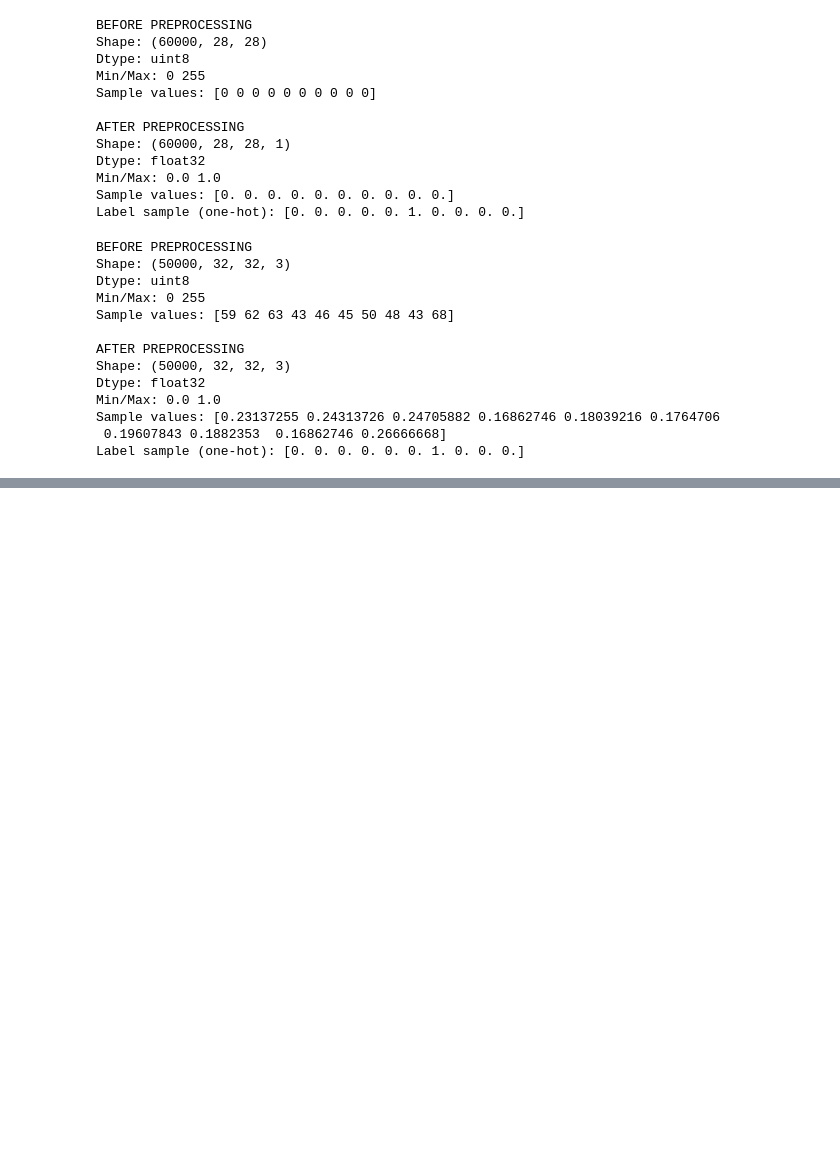
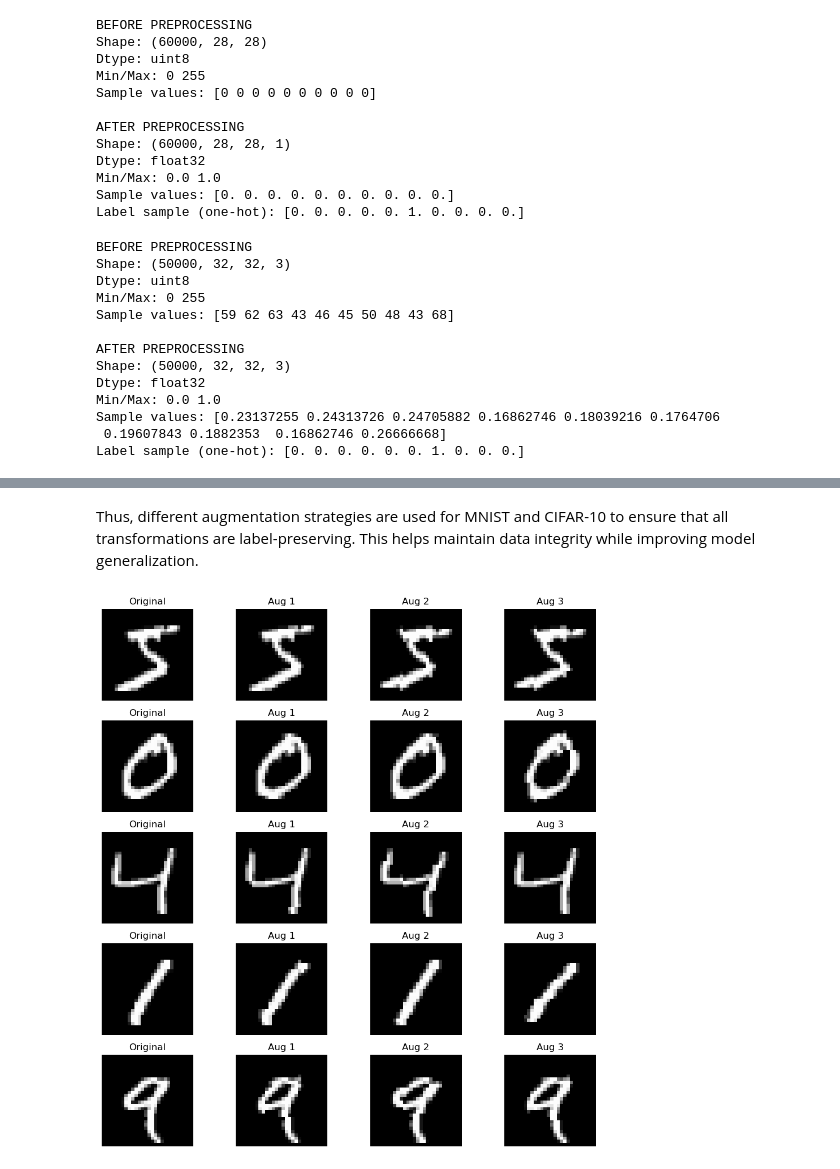
Before and after one commit to ritesh-kr18/CNN_Lab_Work, a Jupyter notebook: 24cd3035_CNN_Lab.ipynb, the cells around one changed output, grey strips where cells are left out. Drawn from its saved outputs; the diff is of its cells as text; code cells hidden in the pictures; blank space fills up the shorter version.

```diff
--- a/24cd3035_CNN_Lab.ipynb
+++ b/24cd3035_CNN_Lab.ipynb
@@ -196,0 +240,33 @@ Label sample (one-hot): [0. 0. 0. 0. 0. 0. 1. 0. 0. 0.]
+# %% [markdown]
+Thus, different augmentation strategies are used for MNIST and CIFAR-10 to ensure that all transformations are label-preserving. This helps maintain data integrity while improving model generalization.
+# %%
+mnist_transform = transforms.Compose([
+    transforms.ToPILImage(),
+    transforms.RandomRotation(10),   # small rotation only
+    transforms.ToTensor()
+])
+# %%
+fig, axes = plt.subplots(5, 4, figsize=(10, 10))
+
+for i in range(5):
+    img = x_train_m[i]
+
+    # Original
+    axes[i, 0].imshow(img, cmap='gray')
+    axes[i, 0].set_title("Original")
+    axes[i, 0].axis("off")
+
+    # Augmented versions
+    for j in range(1, 4):
+        aug_img = mnist_transform(img)   # apply transform
+        aug_img = aug_img.squeeze()      # remove channel dim
+
+        axes[i, j].imshow(aug_img, cmap='gray')
+        axes[i, j].set_title(f"Aug {j}")
+        axes[i, j].axis("off")
+
+plt.tight_layout()
+plt.savefig("mnist_augmentation_demo.png")
+plt.show()
+# %% [output]
+[figure, added]
```
Also changed, not shown: parts of 4 cells of this notebook.
